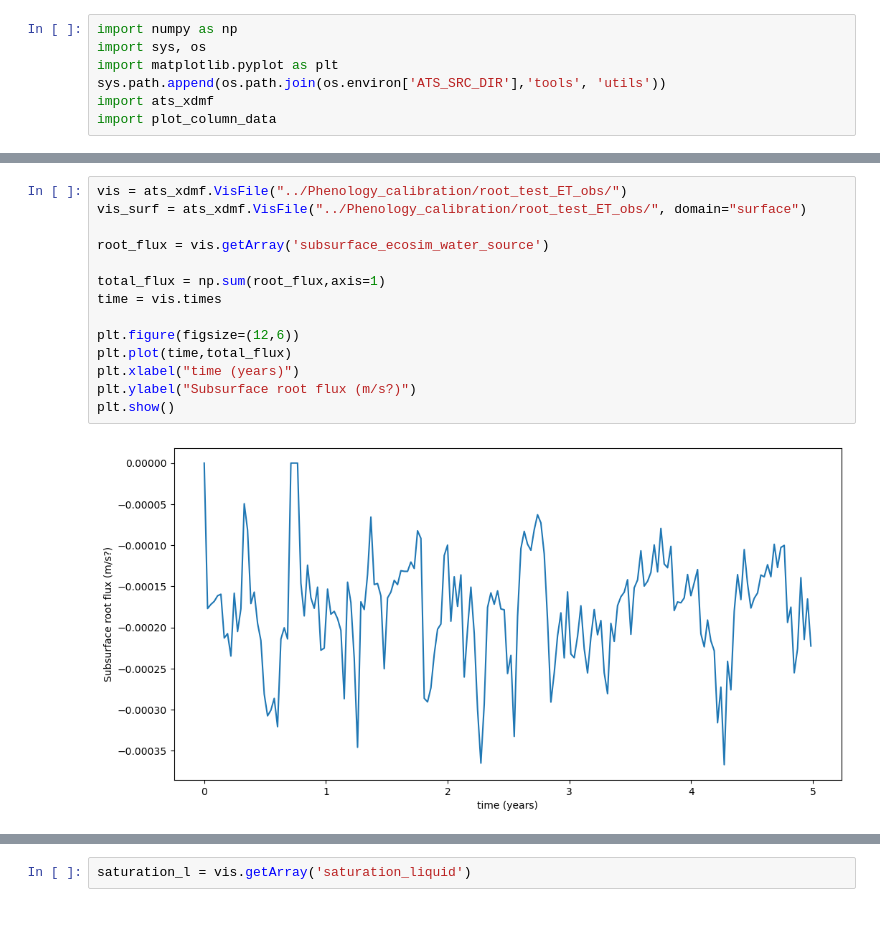
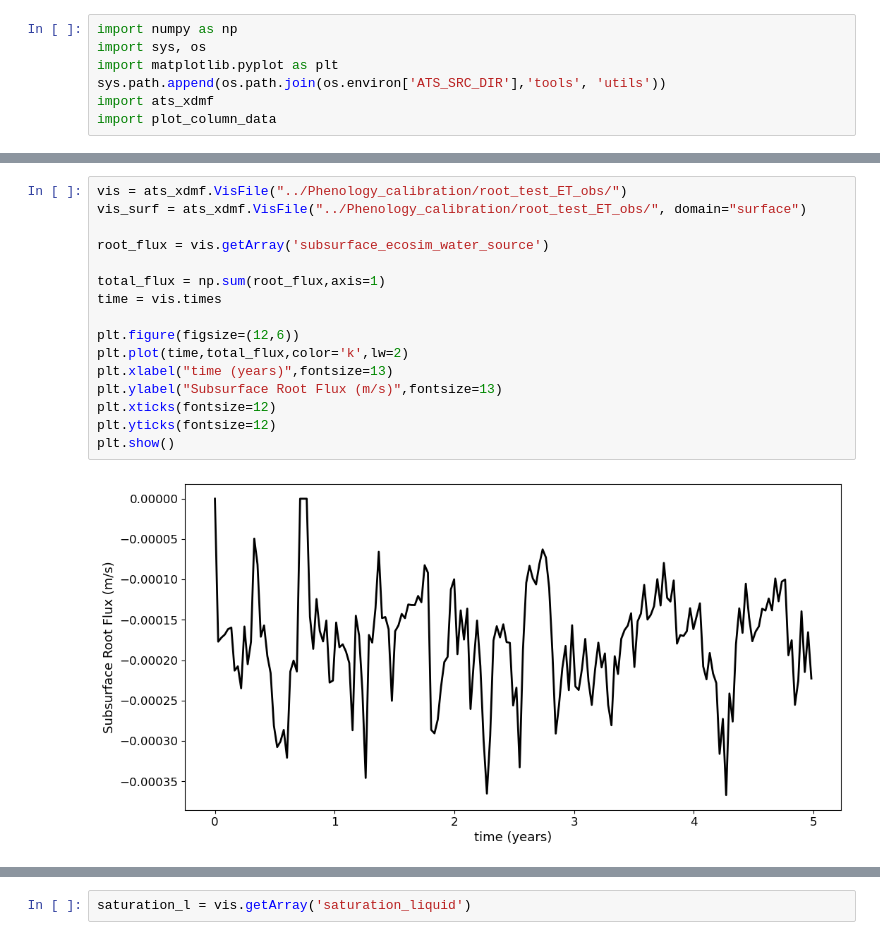
Before and after one commit to AndrewGraus/ATS-EcoSIM-demos, a Jupyter notebook: jupyter_notebooks/root_flux_test.ipynb, the cells around one changed output, grey strips where cells are left out. Drawn from its saved outputs; the diff is of its cells as text.

```diff
--- a/jupyter_notebooks/root_flux_test.ipynb
+++ b/jupyter_notebooks/root_flux_test.ipynb
@@ -36,19 +142,21 @@ plt.show()
 # %%
 vis = ats_xdmf.VisFile("../Phenology_calibration/root_test_ET_obs/")
 vis_surf = ats_xdmf.VisFile("../Phenology_calibration/root_test_ET_obs/", domain="surface")
 
 root_flux = vis.getArray('subsurface_ecosim_water_source')
 
 total_flux = np.sum(root_flux,axis=1)
 time = vis.times
 
 plt.figure(figsize=(12,6))
-plt.plot(time,total_flux)
-plt.xlabel("time (years)")
-plt.ylabel("Subsurface root flux (m/s?)")
+plt.plot(time,total_flux,color='k',lw=2)
+plt.xlabel("time (years)",fontsize=13)
+plt.ylabel("Subsurface Root Flux (m/s)",fontsize=13)
+plt.xticks(fontsize=12)
+plt.yticks(fontsize=12)
 plt.show()
 # %% [output]
-[figure, old version]
+[figure, new version]
 # %%
 WC = vis.getArray('water_content')
 WC_top = WC[:,-1]
```
Also changed, not shown: parts of 12 cells of this notebook.
